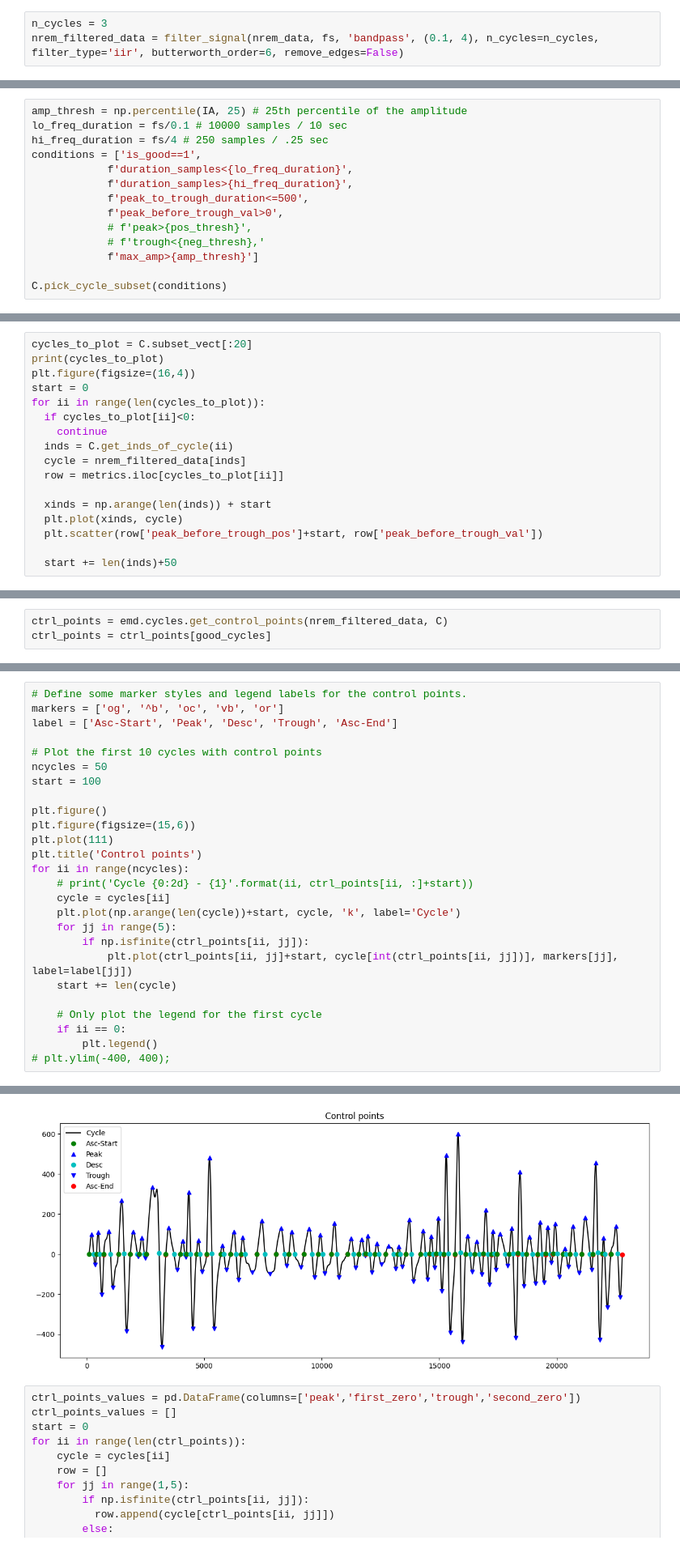
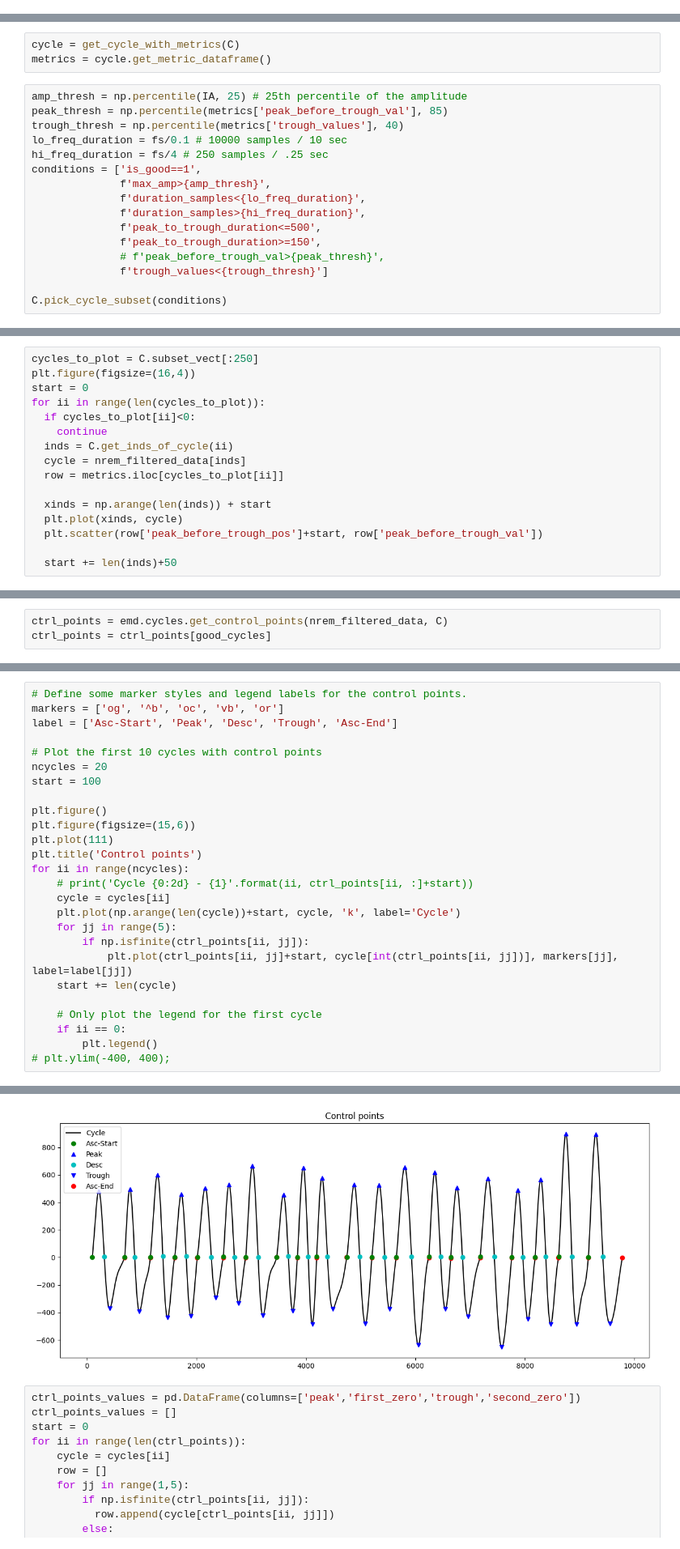
Before and after one commit to AbdelRayan/AutomaticSleepScoring, a Jupyter notebook: Nikhil/Delta_Detection.ipynb, the cells around one changed output, grey strips where cells are left out. Shown at 81% size. Saved outputs shown, nothing was run; the diff lists cells and outputs as text.

```diff
--- a/Nikhil/Delta_Detection.ipynb
+++ b/Nikhil/Delta_Detection.ipynb
@@ -364,3 +369,0 @@ nrem_data = np.array(nrem_data)
-# %%
-n_cycles = 3
-nrem_filtered_data = filter_signal(nrem_data, fs, 'bandpass', (0.1, 4), n_cycles=n_cycles, filter_type='iir', butterworth_order=6, remove_edges=False)
@@ -441,15 +440,20 @@ metrics
+# %%
+cycle = get_cycle_with_metrics(C)
+metrics = cycle.get_metric_dataframe()
 # %%
 amp_thresh = np.percentile(IA, 25) # 25th percentile of the amplitude
+peak_thresh = np.percentile(metrics['peak_before_trough_val'], 85)
+trough_thresh = np.percentile(metrics['trough_values'], 40)
 lo_freq_duration = fs/0.1 # 10000 samples / 10 sec
 hi_freq_duration = fs/4 # 250 samples / .25 sec
 conditions = ['is_good==1',
-            f'duration_samples<{lo_freq_duration}',
-            f'duration_samples>{hi_freq_duration}',
-            f'peak_to_trough_duration<=500',
-            f'peak_before_trough_val>0',
-            # f'peak>{pos_thresh}',
-            # f'trough<{neg_thresh},'
-            f'max_amp>{amp_thresh}']
+              f'max_amp>{amp_thresh}',
+              f'duration_samples<{lo_freq_duration}',
+              f'duration_samples>{hi_freq_duration}',
+              f'peak_to_trough_duration<=500',
+              f'peak_to_trough_duration>=150',
+              # f'peak_before_trough_val>{peak_thresh}',
+              f'trough_values<{trough_thresh}']
 
 C.pick_cycle_subset(conditions)
 # %%
@@ -472,6 +476,5 @@ metrics
 # %%
-cycles_to_plot = C.subset_vect[:20]
-print(cycles_to_plot)
+cycles_to_plot = C.subset_vect[:250]
 plt.figure(figsize=(16,4))
 start = 0
 for ii in range(len(cycles_to_plot)):
@@ -523,32 +525,32 @@ ctrl_points.shape
 # %%
 # Define some marker styles and legend labels for the control points.
 markers = ['og', '^b', 'oc', 'vb', 'or']
 label = ['Asc-Start', 'Peak', 'Desc', 'Trough', 'Asc-End']
 
 # Plot the first 10 cycles with control points
-ncycles = 50
+ncycles = 20
 start = 100
 
 plt.figure()
 plt.figure(figsize=(15,6))
 plt.plot(111)
 plt.title('Control points')
 for ii in range(ncycles):
     # print('Cycle {0:2d} - {1}'.format(ii, ctrl_points[ii, :]+start))
     cycle = cycles[ii]
     plt.plot(np.arange(len(cycle))+start, cycle, 'k', label='Cycle')
     for jj in range(5):
         if np.isfinite(ctrl_points[ii, jj]):
             plt.plot(ctrl_points[ii, jj]+start, cycle[int(ctrl_points[ii, jj])], markers[jj], label=label[jj])
     start += len(cycle)
 
     # Only plot the legend for the first cycle
     if ii == 0:
         plt.legend()
 # plt.ylim(-400, 400);
 # %% [output]
 <Figure size 640x480 with 0 Axes>
-[figure, old version]
+[figure, new version]
 # %%
 ctrl_points_values = pd.DataFrame(columns=['peak','first_zero','trough','second_zero'])
 ctrl_points_values = []
```
Also changed, not shown: parts of 15 cells of this notebook.
